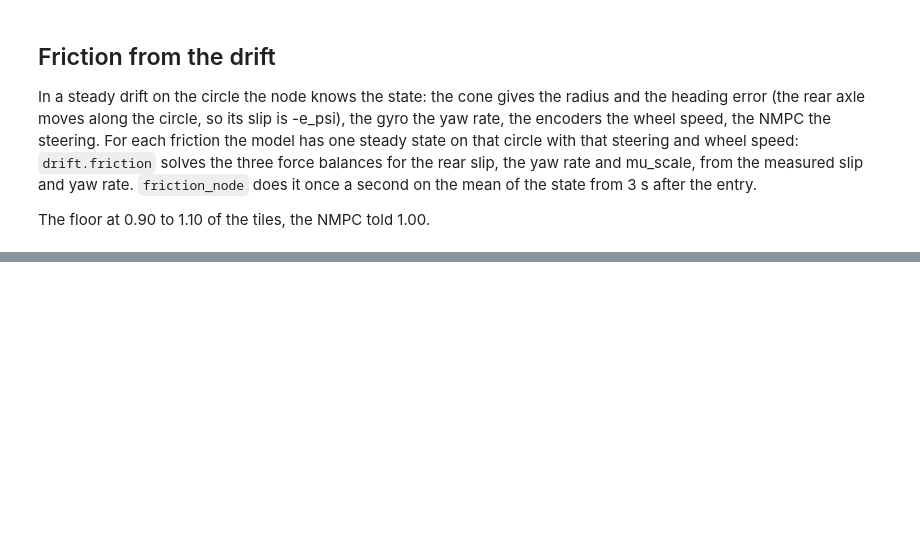
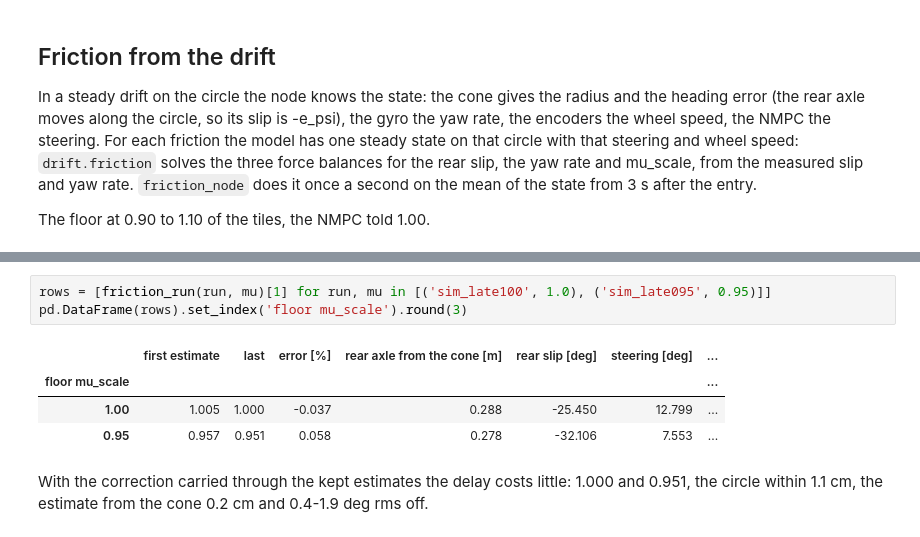
Before and after one commit to Gelminaio/drift-mpc-ackermann, a Jupyter notebook: notebooks/drift.ipynb, the cells around one changed output, grey strips where cells are left out. Drawn from its saved outputs; the diff is of its cells as text; blank space fills up the shorter version.

```diff
--- a/notebooks/drift.ipynb
+++ b/notebooks/drift.ipynb
@@ -553,0 +570,11 @@ between two floors, measured the same way.
+# %%
+rows = [friction_run(run, mu)[1] for run, mu in [('sim_late100', 1.0), ('sim_late095', 0.95)]]
+pd.DataFrame(rows).set_index('floor mu_scale').round(3)
+# %% [output]
+|  | first estimate | last | error [%] | rear axle from the cone [m] | rear slip [deg] | steering [deg] | ... |
+| floor mu_scale |  |  |  |  |  |  | ... |
+| 1.00 | 1.005 | 1.000 | -0.037 | 0.288 | -25.450 | 12.799 | ... |
+| 0.95 | 0.957 | 0.951 | 0.058 | 0.278 | -32.106 | 7.553 | ... |
+# %% [markdown]
+With the correction carried through the kept estimates the delay costs little: 1.000 and 0.951,
+the circle within 1.1 cm, the estimate from the cone 0.2 cm and 0.4-1.9 deg rms off.
```
Also changed, not shown: parts of 4 cells of this notebook, 1 other file.
